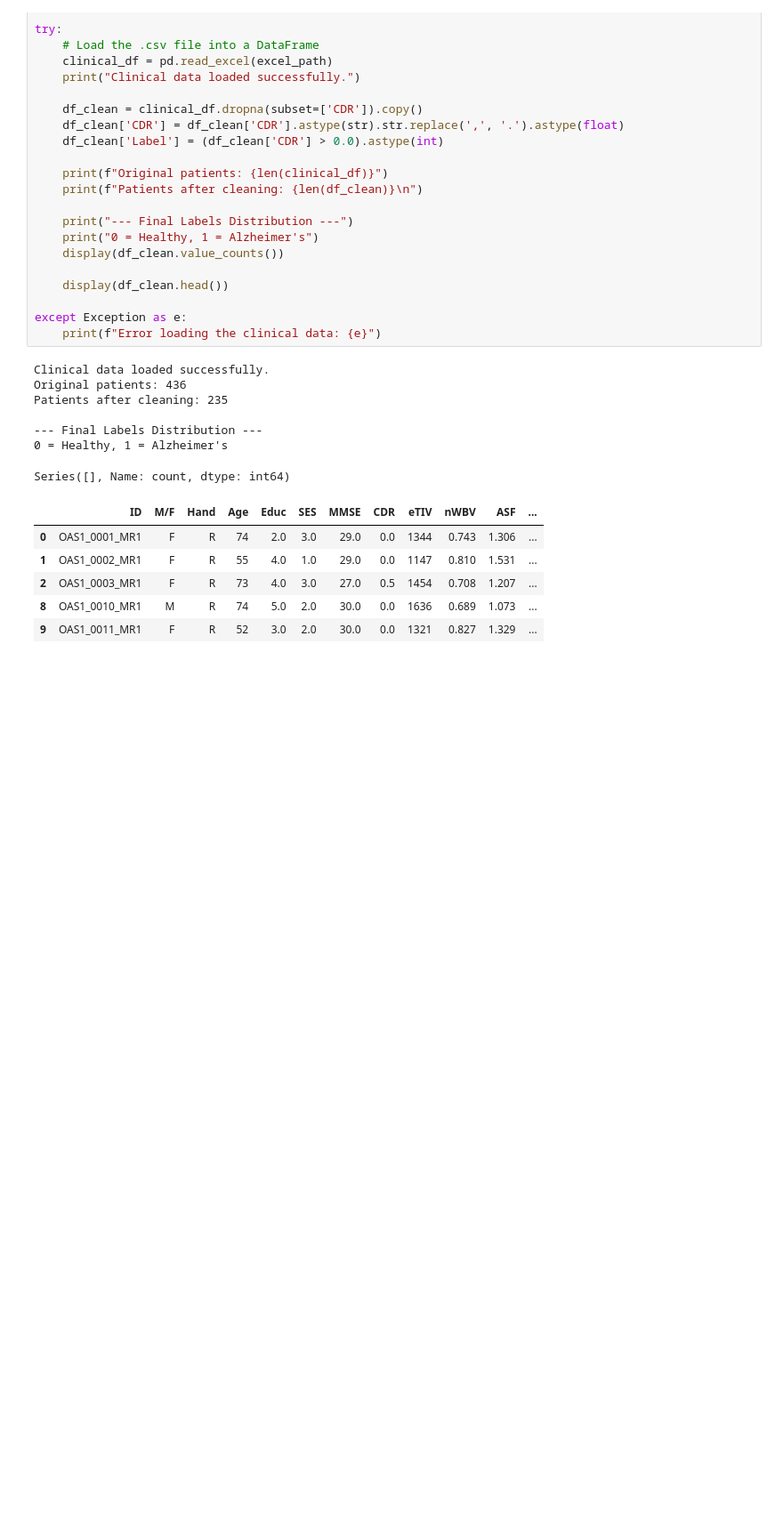
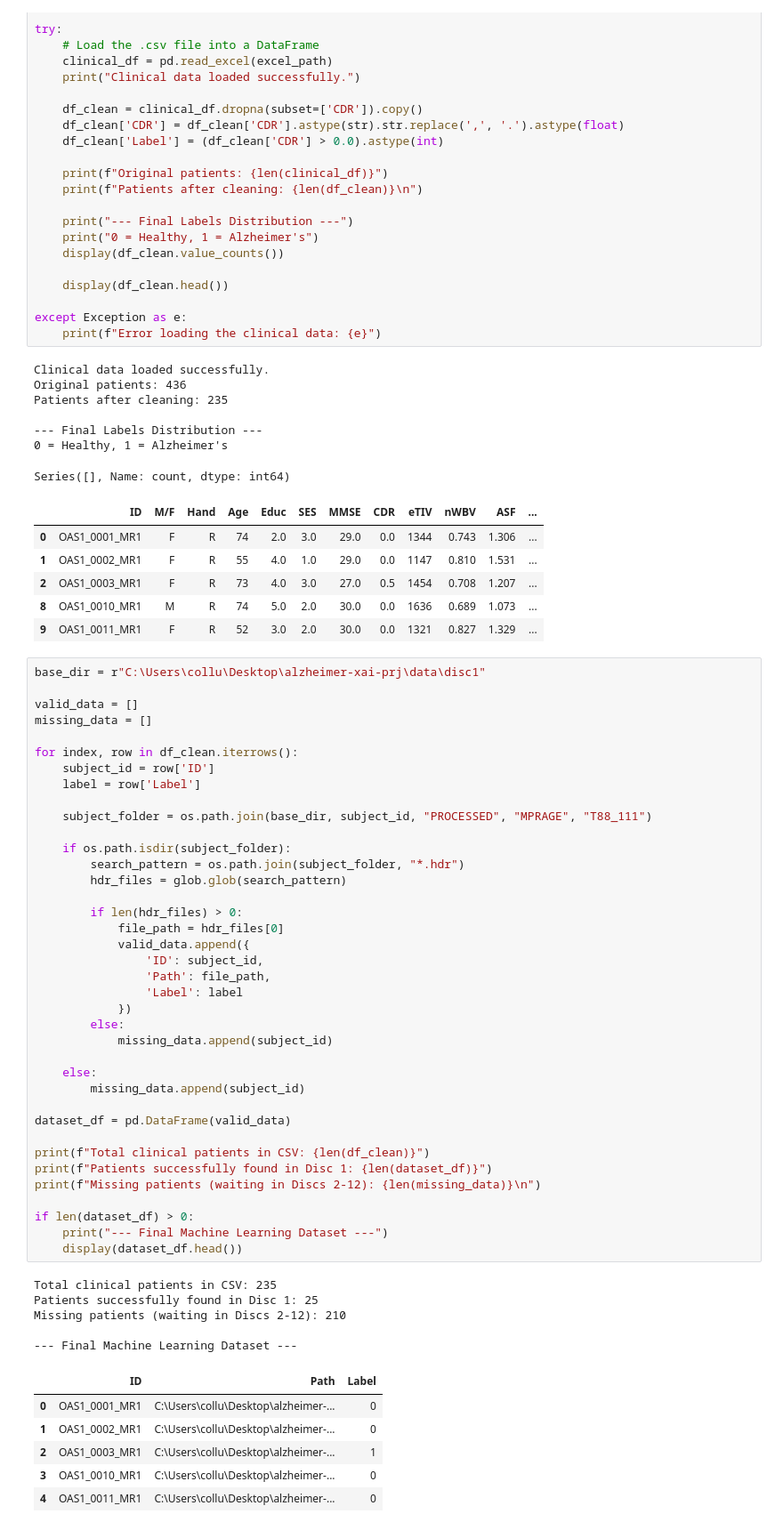
Before and after one commit to Nimrod-17/alzheimer-xai-prj, a Jupyter notebook: notebooks/01_data_exploration.ipynb, the cells around one changed output. Shown at 89% size. Drawn from its saved outputs; the diff is of its cells as text; blank space fills up the shorter version.

Commit message:
Connecting images with clinical data

```diff
--- a/notebooks/01_data_exploration.ipynb
+++ b/notebooks/01_data_exploration.ipynb
@@ -66,3 +68,53 @@ Series([], Name: count, dtype: int64)
 | 2 | OAS1_0003_MR1 | F | R | 73 | 4.0 | 3.0 | 27.0 | 0.5 | 1454 | 0.708 | 1.207 | ... |
 | 8 | OAS1_0010_MR1 | M | R | 74 | 5.0 | 2.0 | 30.0 | 0.0 | 1636 | 0.689 | 1.073 | ... |
 | 9 | OAS1_0011_MR1 | F | R | 52 | 3.0 | 2.0 | 30.0 | 0.0 | 1321 | 0.827 | 1.329 | ... |
+# %%
+base_dir = r"C:\Users\collu\Desktop\alzheimer-xai-prj\data\disc1"
+
+valid_data = []
+missing_data = []
+
+for index, row in df_clean.iterrows():
+    subject_id = row['ID']
+    label = row['Label']
+
+    subject_folder = os.path.join(base_dir, subject_id, "PROCESSED", "MPRAGE", "T88_111")
+
+    if os.path.isdir(subject_folder):
+        search_pattern = os.path.join(subject_folder, "*.hdr")
+        hdr_files = glob.glob(search_pattern)
+
+        if len(hdr_files) > 0:
+            file_path = hdr_files[0]
+            valid_data.append({
+                'ID': subject_id,
+                'Path': file_path,
+                'Label': label
+            })
+        else:
+            missing_data.append(subject_id)
+
+    else:
+        missing_data.append(subject_id)
+
+dataset_df = pd.DataFrame(valid_data)
+
+print(f"Total clinical patients in CSV: {len(df_clean)}")
+print(f"Patients successfully found in Disc 1: {len(dataset_df)}")
+print(f"Missing patients (waiting in Discs 2-12): {len(missing_data)}\n")
+
+if len(dataset_df) > 0:
+    print("--- Final Machine Learning Dataset ---")
+    display(dataset_df.head())
+# %% [output]
+Total clinical patients in CSV: 235
+Patients successfully found in Disc 1: 25
+Missing patients (waiting in Discs 2-12): 210
+
+--- Final Machine Learning Dataset ---
+|  | ID | Path | Label |
+| 0 | OAS1_0001_MR1 | C:\Users\collu\Desktop\alzheimer-... | 0 |
+| 1 | OAS1_0002_MR1 | C:\Users\collu\Desktop\alzheimer-... | 0 |
+| 2 | OAS1_0003_MR1 | C:\Users\collu\Desktop\alzheimer-... | 1 |
+| 3 | OAS1_0010_MR1 | C:\Users\collu\Desktop\alzheimer-... | 0 |
+| 4 | OAS1_0011_MR1 | C:\Users\collu\Desktop\alzheimer-... | 0 |
```
Also changed, not shown: parts of 1 cell of this notebook.
